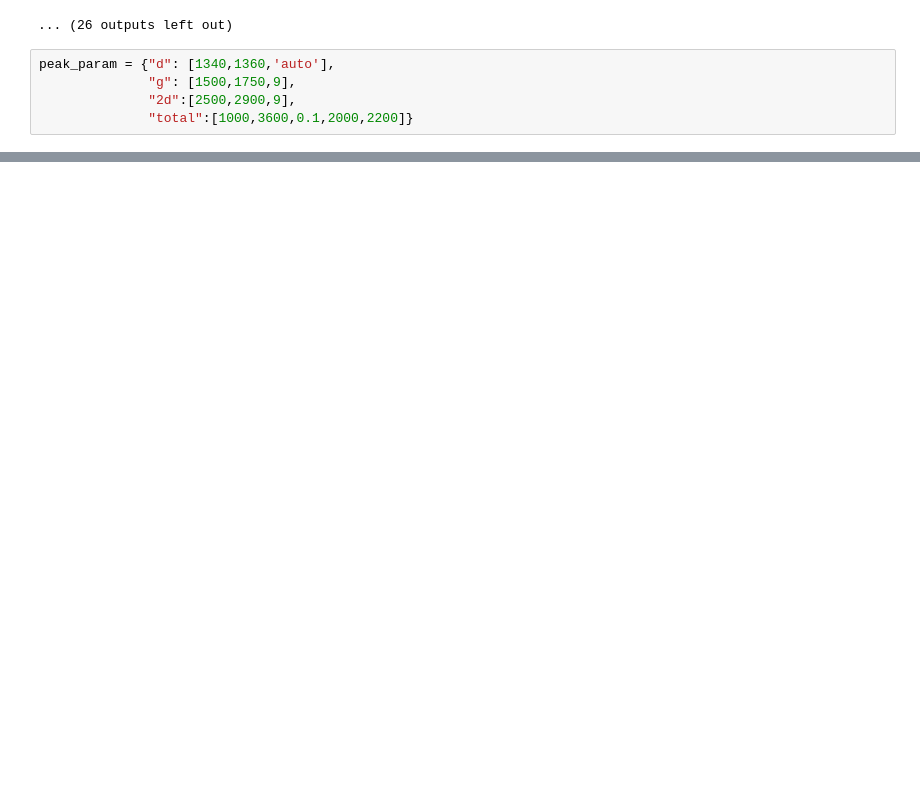
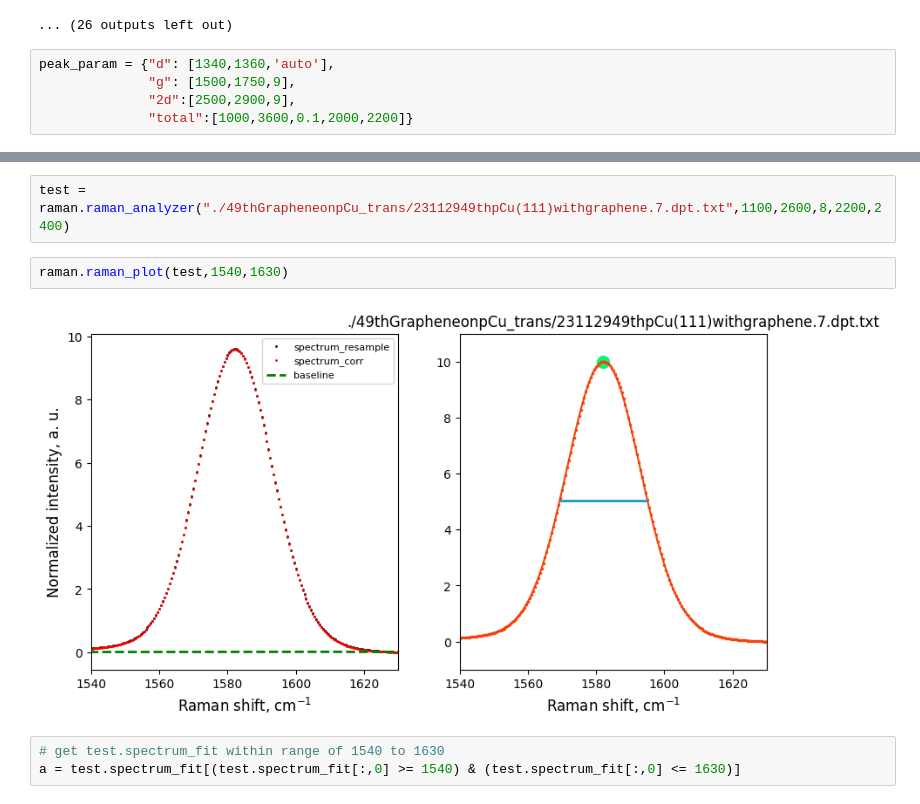
Before and after one commit to WentongZhou/raman_analyzer, a Jupyter notebook: test.ipynb, the cells around one changed output, grey strips where cells are left out. Cells and saved outputs as stored; diff of their text form; blank space fills up the shorter version.

```diff
--- a/test.ipynb
+++ b/test.ipynb
@@ -49,0 +52,9 @@ peak_info
+# %%
+test = raman.raman_analyzer("./49thGrapheneonpCu_trans/23112949thpCu(111)withgraphene.7.dpt.txt",1100,2600,8,2200,2400)
+# %%
+raman.raman_plot(test,1540,1630)
+# %% [output]
+[figure, added]
+# %%
+# get test.spectrum_fit within range of 1540 to 1630
+a = test.spectrum_fit[(test.spectrum_fit[:,0] >= 1540) & (test.spectrum_fit[:,0] <= 1630)]
```
Also changed, not shown: parts of 10 cells of this notebook, 3 other files.
